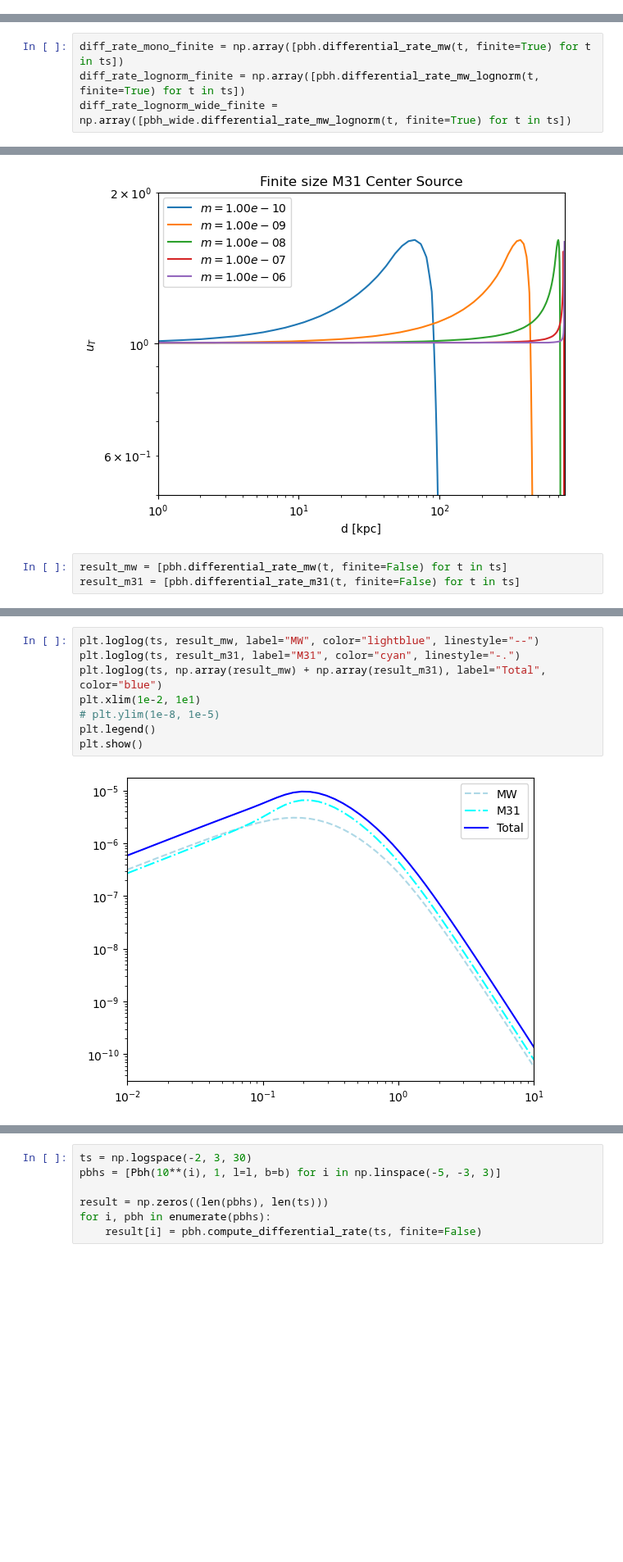
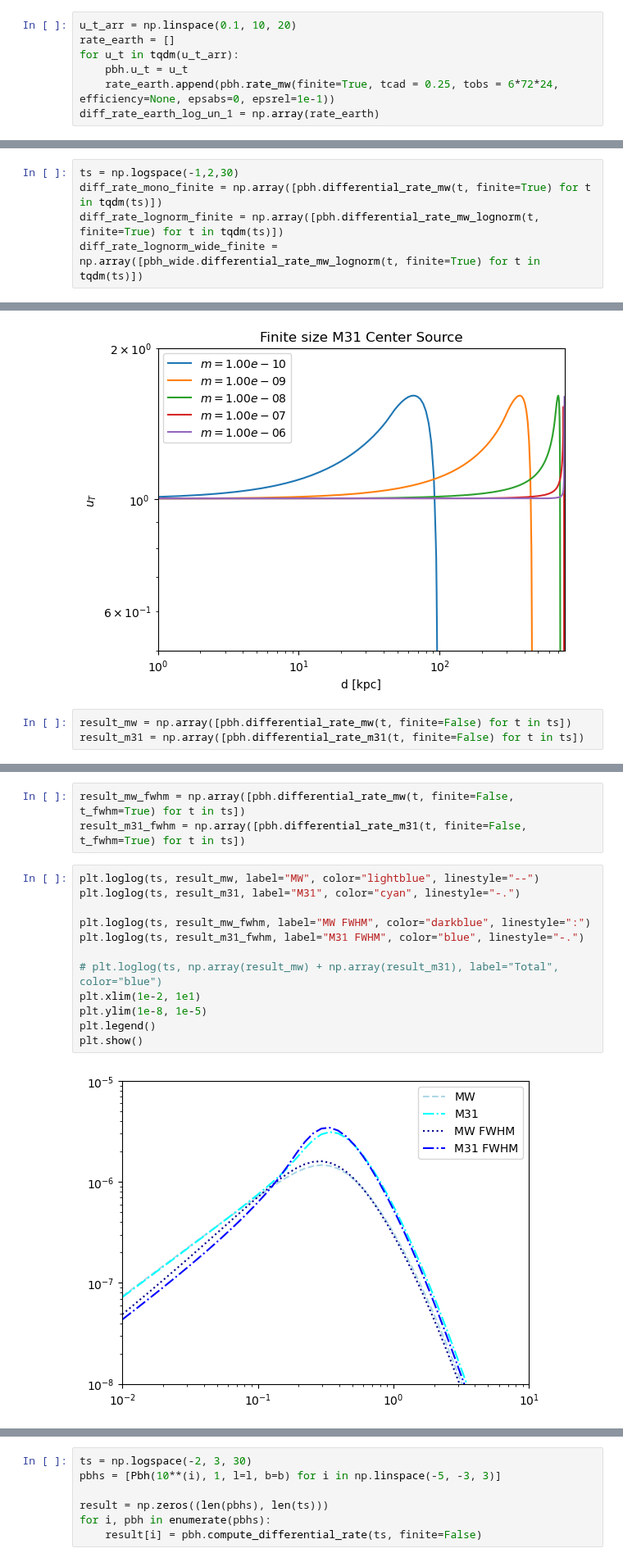
Before and after one commit to NolanSmyth/LensCalcPy, a Jupyter notebook: nbs/00_pbh.ipynb, the cells around one changed output, grey strips where cells are left out. Shown at 82% size. Drawn from its saved outputs; the diff is of its cells as text; blank space fills up the shorter version.

```diff
--- a/nbs/00_pbh.ipynb
+++ b/nbs/00_pbh.ipynb
@@ -292,0 +586,7 @@ pbh_wide = Pbh(m_lens, 1, l=l, b=b, ds=ds, lognorm=True, sigma=1.0)
+# %%
+u_t_arr = np.linspace(0.1, 10, 20)
+rate_earth = []
+for u_t in tqdm(u_t_arr):
+    pbh.u_t = u_t
+    rate_earth.append(pbh.rate_mw(finite=True, tcad = 0.25, tobs = 6*72*24, efficiency=None, epsabs=0, epsrel=1e-1))
+diff_rate_earth_log_un_1 = np.array(rate_earth)
@@ -308,7 +781,8 @@ plt.show()
 # %%
-diff_rate_mono_finite = np.array([pbh.differential_rate_mw(t, finite=True) for t in ts])
-diff_rate_lognorm_finite = np.array([pbh.differential_rate_mw_lognorm(t, finite=True) for t in ts])
-diff_rate_lognorm_wide_finite = np.array([pbh_wide.differential_rate_mw_lognorm(t, finite=True) for t in ts])
+ts = np.logspace(-1,2,30)
+diff_rate_mono_finite = np.array([pbh.differential_rate_mw(t, finite=True) for t in tqdm(ts)])
+diff_rate_lognorm_finite = np.array([pbh.differential_rate_mw_lognorm(t, finite=True) for t in tqdm(ts)])
+diff_rate_lognorm_wide_finite = np.array([pbh_wide.differential_rate_mw_lognorm(t, finite=True) for t in tqdm(ts)])
 # %%
 plt.loglog(ts, diff_rate_mono_finite, label="Monochromatic", color="lightblue", linestyle="--")
 plt.loglog(ts, diff_rate_lognorm_finite, label="Lognorm", color="cyan", linestyle="-.")
@@ -357,5 +833,5 @@ plt.show()
 # %% [output]
 [figure]
 # %%
-result_mw = [pbh.differential_rate_mw(t, finite=False) for t in ts]
-result_m31 = [pbh.differential_rate_m31(t, finite=False) for t in ts]
+result_mw = np.array([pbh.differential_rate_mw(t, finite=False) for t in ts])
+result_m31 = np.array([pbh.differential_rate_m31(t, finite=False) for t in ts])
@@ -362,11 +847,18 @@ result_m31 = [pbh.differential_rate_m31(t, finite=False) for t in ts]
+# %%
+result_mw_fwhm = np.array([pbh.differential_rate_mw(t, finite=False, t_fwhm=True) for t in ts])
+result_m31_fwhm = np.array([pbh.differential_rate_m31(t, finite=False, t_fwhm=True) for t in ts])
 # %%
 plt.loglog(ts, result_mw, label="MW", color="lightblue", linestyle="--")
 plt.loglog(ts, result_m31, label="M31", color="cyan", linestyle="-.")
-plt.loglog(ts, np.array(result_mw) + np.array(result_m31), label="Total", color="blue")
+
+plt.loglog(ts, result_mw_fwhm, label="MW FWHM", color="darkblue", linestyle=":")
+plt.loglog(ts, result_m31_fwhm, label="M31 FWHM", color="blue", linestyle="-.")
+
+# plt.loglog(ts, np.array(result_mw) + np.array(result_m31), label="Total", color="blue")
 plt.xlim(1e-2, 1e1)
-# plt.ylim(1e-8, 1e-5)
+plt.ylim(1e-8, 1e-5)
 plt.legend()
 plt.show()
 # %% [output]
-[figure, old version]
+[figure, new version]
 # %%
```
Also changed, not shown: parts of 58 cells of this notebook, 16 other files.
